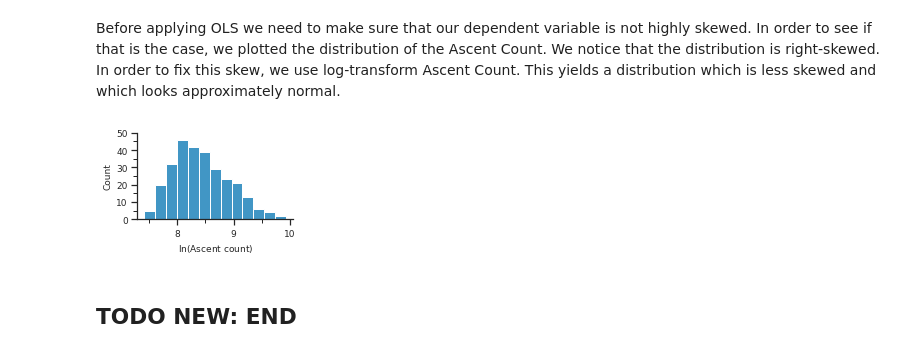
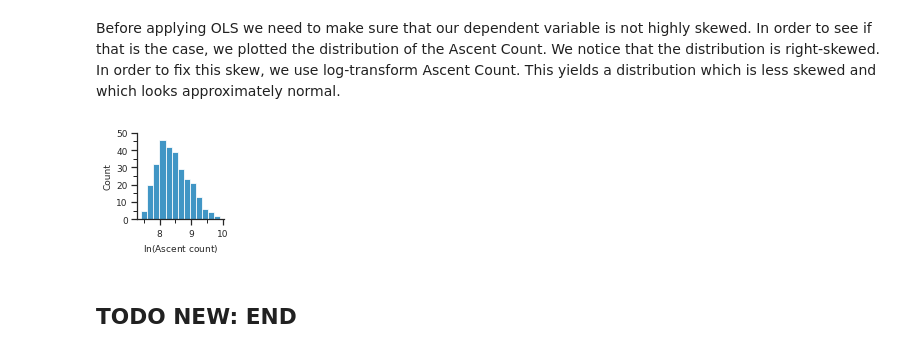
Before and after one commit to filipbalucha/FDS_final_project, a Jupyter notebook: data_analysis.ipynb, the cells around one changed output. Cells and saved outputs as stored; diff of their text form; code cells hidden in the pictures.

```diff
--- a/data_analysis.ipynb
+++ b/data_analysis.ipynb
@@ -270,39 +270,39 @@ We apply linear regression and observe the output of `statsmodels`. This will sh
 Before applying OLS we need to make sure that our dependent variable is not highly skewed. In order to see if that is the case, we plotted the distribution of the Ascent Count. We notice that the distribution is right-skewed. In order to fix this skew, we use log-transform Ascent Count. This yields a distribution which is less skewed and which looks approximately normal.
 # %%
 # fig, (ax_original,ax_log) = plt.subplots(ncols=2, figsize=(5,2))
-plt.figure(figsize=(3,2))
+plt.figure(figsize=(2,2))
 # sns.histplot(munro['ascent_count']/1000, ax=ax_original)
 # ax_original.set_xlabel('Ascent count [$10^3$]', fontsize=9)
 # ax_original.set_ylabel('Count', fontsize = 9)
 # ax_original.xaxis.set_ticks(np.arange(0, 21, step=5))
 # ax_original.yaxis.set_ticks(np.arange(0, 76, step=25))
 # sns.despine(ax=ax_original)
 
 ax_log = plt.gca()
 
 sns.histplot(np.log(munro['ascent_count']), ax=ax_log)
 ax_log.set_xlabel('$\ln$(Ascent count)', fontsize=9)
 ax_log.set_ylabel('Count', fontsize = 9)
 # ax_log.xaxis.set_ticks(np.arange(0, 11, step=1))
 ax_log.yaxis.set_ticks(np.arange(0, 60, step=10))
 sns.despine(ax=ax_log)
 
 ax_log.xaxis.set_tick_params(labelsize=9)
 ax_log.yaxis.set_tick_params(labelsize=9)
 # ax_original.xaxis.set_tick_params(labelsize=9)
 # ax_original.yaxis.set_tick_params(labelsize=9)
 
 ax_log.xaxis.set_minor_locator(MultipleLocator(0.5))
 ax_log.yaxis.set_minor_locator(MultipleLocator(5))
 # ax_original.xaxis.set_minor_locator(MultipleLocator(2.5))
 # ax_original.yaxis.set_minor_locator(MultipleLocator(12.5))
 
 
 plt.tight_layout()
 plt.savefig('report/ascent_count_distribution.pdf', bbox_inches='tight')
 plt.show()
 # %% [output]
-[figure, old version]
+[figure, new version]
 # %% [markdown]
 ## TODO NEW: END
 # %%
```
Also changed, not shown: 1 other file.
